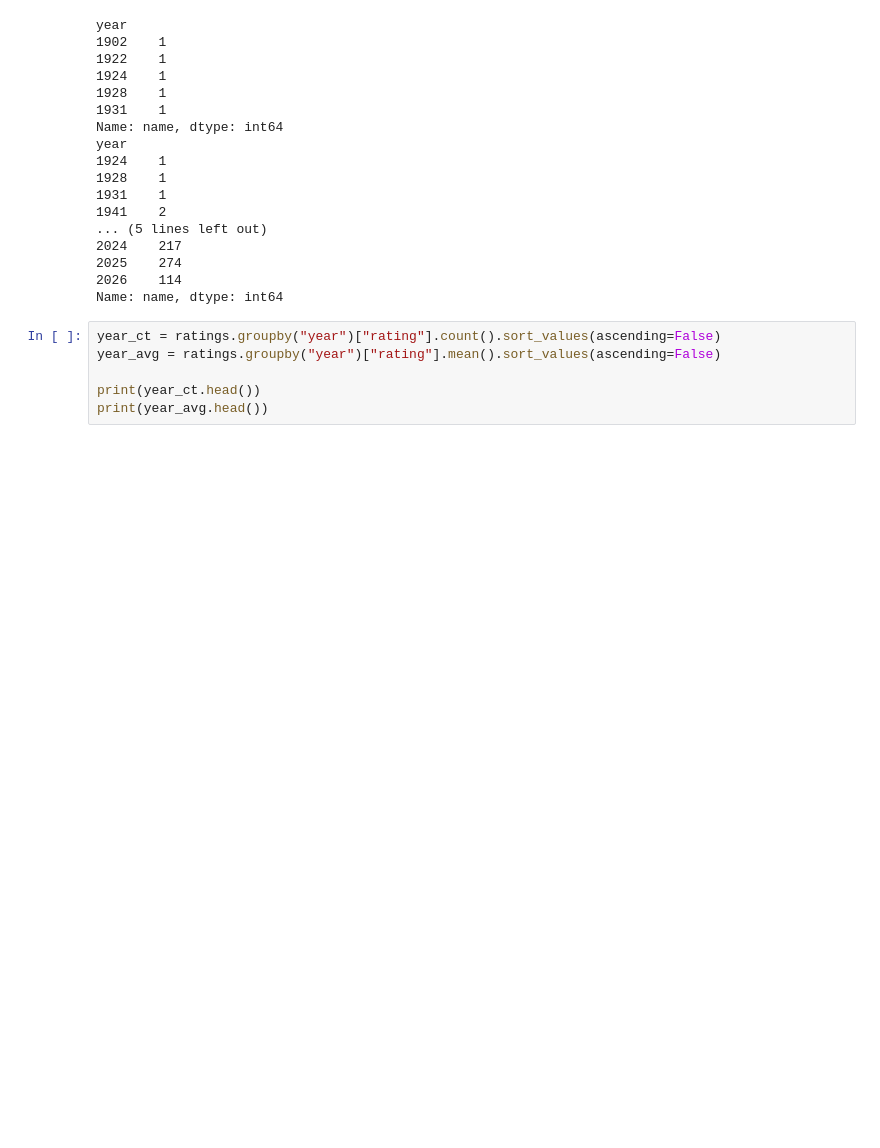
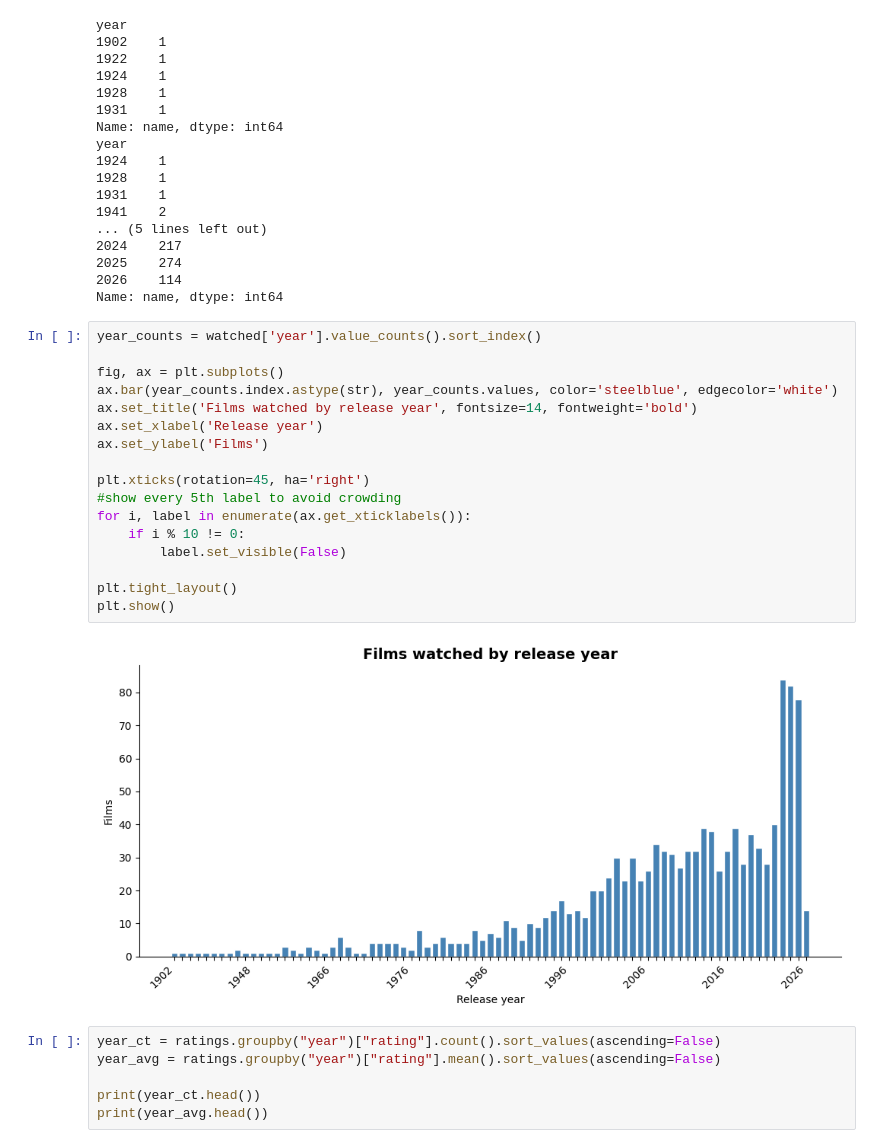
Before and after one commit to reidbaum/letterboxd-dashboard, a Jupyter notebook: visualizations.ipynb, the cells around one changed output. Saved outputs shown, nothing was run; the diff lists cells and outputs as text; blank space fills up the shorter version.

```diff
--- a/visualizations.ipynb
+++ b/visualizations.ipynb
@@ -134,6 +149,25 @@ year
 2025    274
 2026    114
 Name: name, dtype: int64
+# %%
+year_counts = watched['year'].value_counts().sort_index()
+
+fig, ax = plt.subplots()
+ax.bar(year_counts.index.astype(str), year_counts.values, color='steelblue', edgecolor='white')
+ax.set_title('Films watched by release year', fontsize=14, fontweight='bold')
+ax.set_xlabel('Release year')
+ax.set_ylabel('Films')
+
+plt.xticks(rotation=45, ha='right')
+#show every 5th label to avoid crowding
+for i, label in enumerate(ax.get_xticklabels()):
+    if i % 10 != 0:
+        label.set_visible(False)
+
+plt.tight_layout()
+plt.show()
+# %% [output]
+[figure, added]
 # %%
 year_ct = ratings.groupby("year")["rating"].count().sort_values(ascending=False)
 year_avg = ratings.groupby("year")["rating"].mean().sort_values(ascending=False)
```
Also changed, not shown: parts of 15 cells of this notebook, 3 other files.
